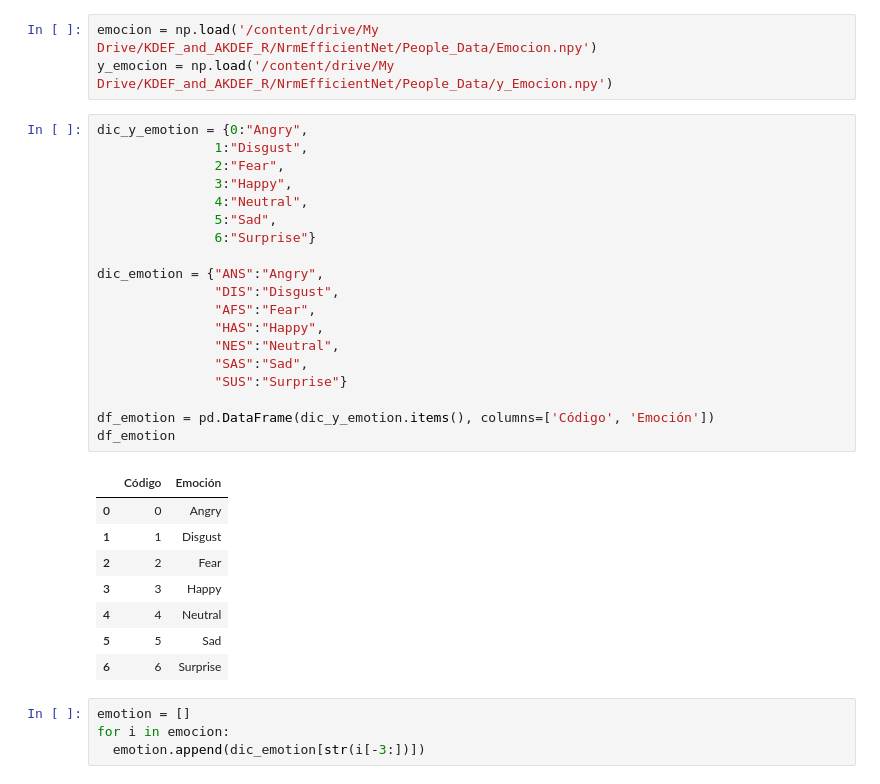
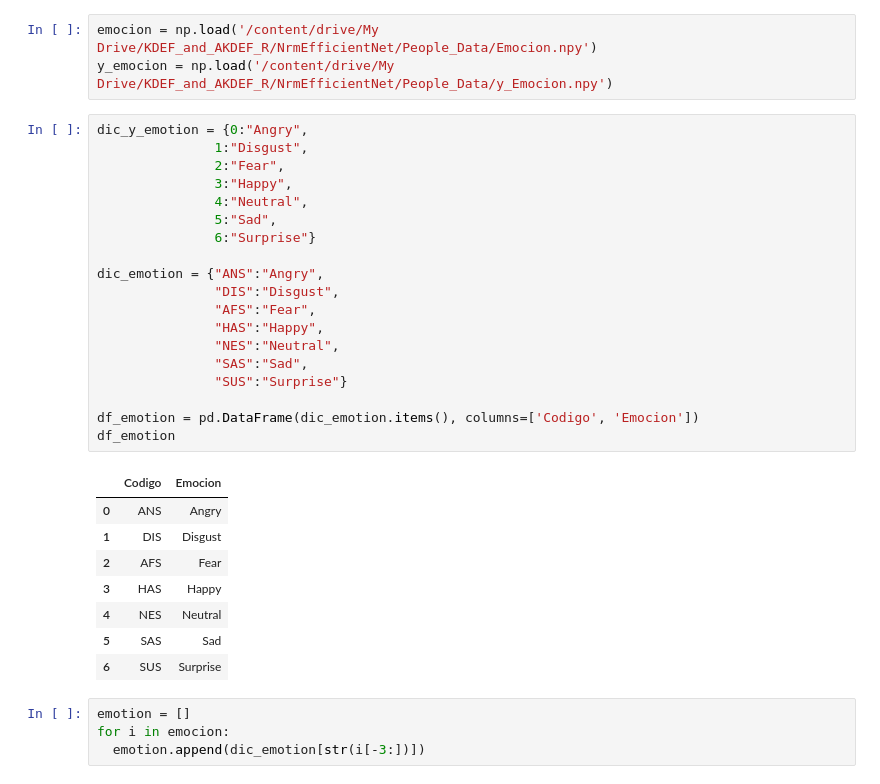
Before and after one commit to OscarJCC/Google-Colab-Professional-Internship-Project-Machine-Learning, a Jupyter notebook: Show_Result.ipynb, the cells around one changed output. Cells and saved outputs as stored; diff of their text form.

```diff
--- a/Show_Result.ipynb
+++ b/Show_Result.ipynb
@@ -15,31 +15,31 @@ y_emocion = np.load('/content/drive/My Drive/KDEF_and_AKDEF_R/NrmEfficientNet/Pe
 # %%
 dic_y_emotion = {0:"Angry",
                1:"Disgust",
                2:"Fear",
                3:"Happy",
                4:"Neutral",
                5:"Sad",
                6:"Surprise"}
 
 dic_emotion = {"ANS":"Angry",
                "DIS":"Disgust",
                "AFS":"Fear",
                "HAS":"Happy",
                "NES":"Neutral",
                "SAS":"Sad",
                "SUS":"Surprise"}
 
-df_emotion = pd.DataFrame(dic_y_emotion.items(), columns=['Código', 'Emoción'])
+df_emotion = pd.DataFrame(dic_emotion.items(), columns=['Codigo', 'Emocion'])
 df_emotion
 # %% [output]
-|  | Código | Emoción |
-| 0 | 0 | Angry |
-| 1 | 1 | Disgust |
-| 2 | 2 | Fear |
-| 3 | 3 | Happy |
-| 4 | 4 | Neutral |
-| 5 | 5 | Sad |
-| 6 | 6 | Surprise |
+|  | Codigo | Emocion |
+| 0 | ANS | Angry |
+| 1 | DIS | Disgust |
+| 2 | AFS | Fear |
+| 3 | HAS | Happy |
+| 4 | NES | Neutral |
+| 5 | SAS | Sad |
+| 6 | SUS | Surprise |
 # %%
 emotion = []
 for i in emocion:
```
Also changed, not shown: parts of 38 cells of this notebook.
